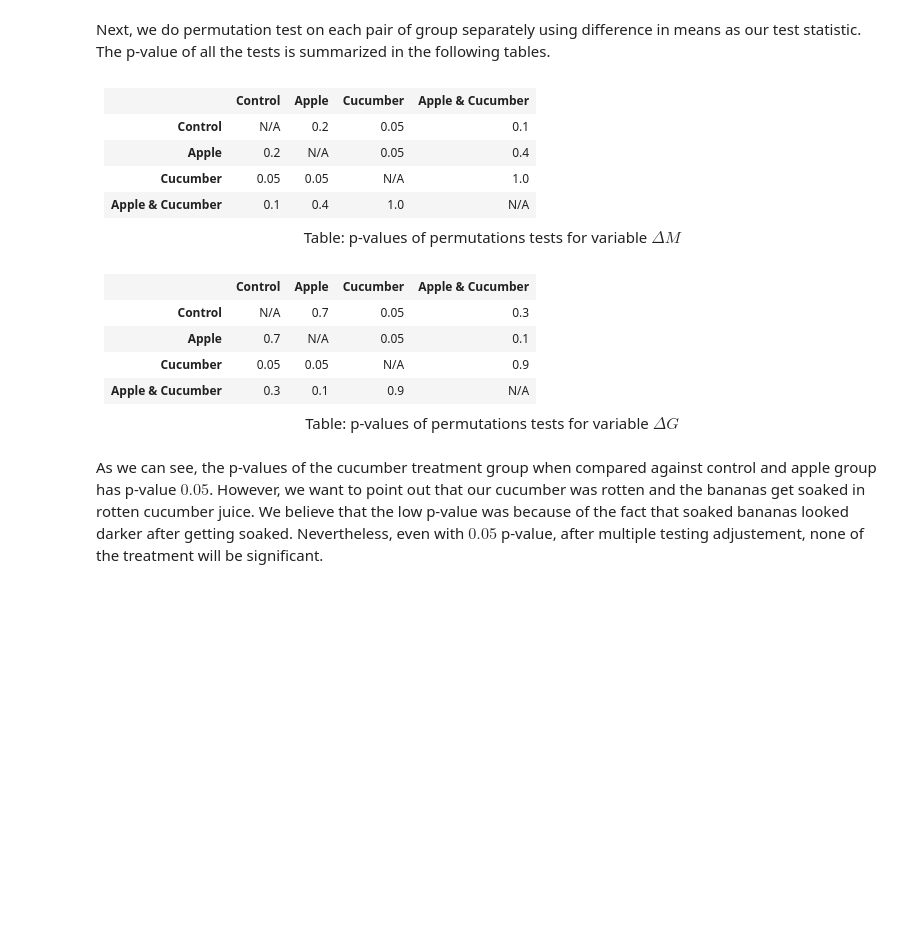
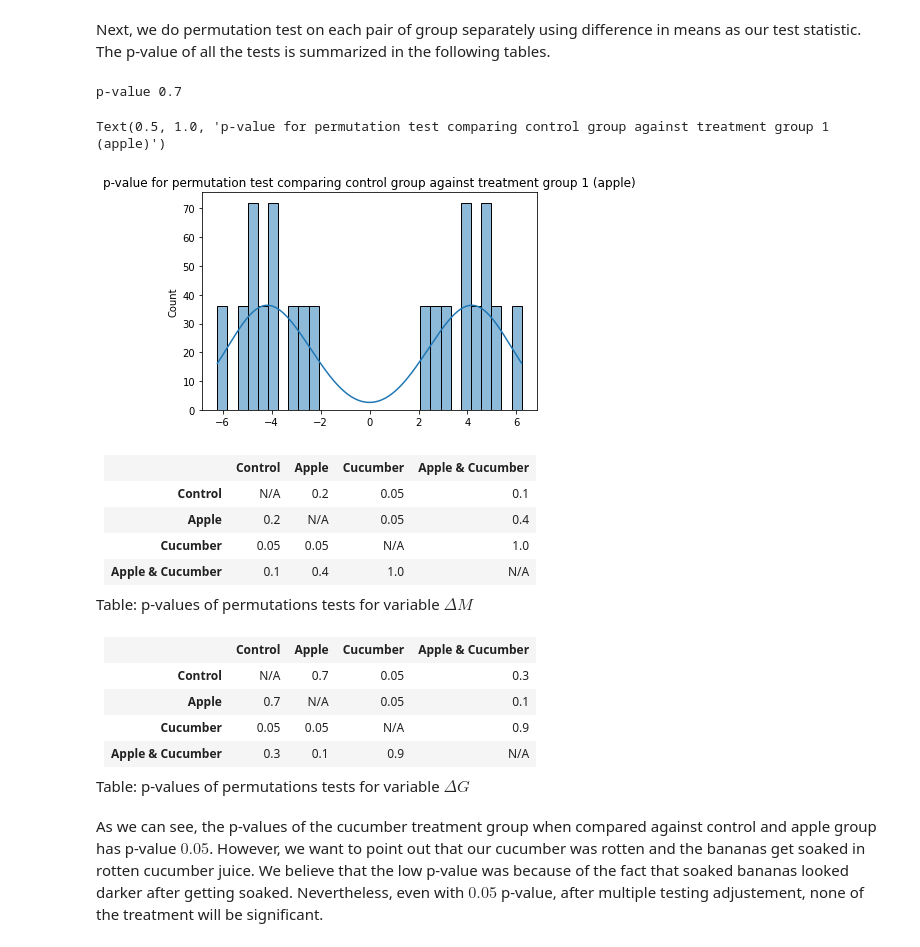
Before and after one commit to unique-subedi/fruit-ripening-experiment, a Jupyter notebook: Unique_fruit_ripening.ipynb, the cells around one changed output. Saved outputs shown, nothing was run; the diff lists cells and outputs as text; code cells hidden in the pictures; blank space fills up the shorter version.

```diff
--- a/Unique_fruit_ripening.ipynb
+++ b/Unique_fruit_ripening.ipynb
@@ -53,14 +22,0 @@ See the caveats in the documentation: https://pandas.pydata.org/pandas-docs/stab
-# %%
-def permutation_test(data_set, trt1, trt2,  variable):
-   data_slice = data_set[data_set.treatment.isin([trt1, trt2])]
-   diff_given = data_slice[data_slice.treatment == trt1][variable].mean() - data_slice[data_slice.treatment == trt2][variable].mean()
-   differences = []
-   treatments = data_slice["treatment"]
-   for perms in itertools.permutations(treatments):
-     data_slice.loc[:, "treatment"] = perms
-     differences.append(data_slice[data_slice.treatment == trt1][variable].mean() - data_slice[data_slice.treatment == trt2][variable].mean())
-   return differences, np.mean(differences >= diff_given)
-# %%
-differences, p_value = permutation_test(df_fl, 2, 3, "green_diff")
-print(p_value)
-sns.histplot(differences, bins = 30, kde= True)
@@ -134,3 +29,9 @@ Let us define $M_{ij}$ to be the magnitude of pixel for $i^{th}$ banana on $j^{t
 $$\Delta M_i :=  M_{i1} - M_{i5},$$
 that is, the change in pixel magnitude between the first and the last day of the experiment for each banana. In the similar manner, let us denote $G_{ij}$ to be average green chanel value for $i^{th}$ banana on $j^{th}$ day of the experiment. Then, we can define
 $$\Delta G_i := G_{i1} - G_{i5}.$$
+# %%
+df = pd.concat([data, banana.iloc[:,1:]], axis =1)
+df_fl = df.loc[:, ['number', 'treatment', '10-19_g', '10-19_magnitude', '10-24_g', '10-24_magnitude']]
+df_fl.loc[:, "green_diff"] =   df_fl["10-19_g"] - df_fl["10-24_g"]
+df_fl.loc[:, "magnitude_diff"] =  df_fl["10-19_magnitude"] - df_fl["10-24_magnitude"]
+df_fl.head()
@@ -183,6 +92,26 @@ The summary of our tests for both of these variables is presented in the followi
 Since the p-value is $<0.05$ for both variables $ \Delta M$ and $\Delta G$, our tests suggest that there is at least one pair of groups between which the treatment effect is significant.
 # %% [markdown]
 Next, we do permutation test on each pair of group separately using difference in means as our test statistic. The p-value of all the tests is summarized in the following tables.
+# %%
+def permutation_test(data_set, trt1, trt2,  variable):
+   data_slice = data_set.loc[data_set.treatment.isin([trt1, trt2])].copy()
+   diff_given = data_slice.loc[data_slice.treatment == trt1, variable].mean() - data_slice.loc[data_slice.treatment == trt2, variable].mean()
+
+   differences = []
+   treatments = data_slice.loc[:, "treatment"].values
+   for perms in itertools.permutations(treatments):
+     data_slice.loc[:, "treatment"] = perms
+     differences.append(data_slice.loc[data_slice.treatment == trt1, variable].mean() - data_slice.loc[data_slice.treatment == trt2, variable].mean())
+   return differences, np.mean(differences >= diff_given)
+# %%
+differences, p_value = permutation_test(df_fl, 0, 1, "green_diff")
+print("p-value", p_value)
+sns.histplot(differences, bins = 30, kde= True)
+plt.title("p-value for permutation test comparing control group against treatment group 1 (apple)")
+# %% [output]
+p-value 0.7
+Text(0.5, 1.0, 'p-value for permutation test comparing control group against treatment group 1 (apple)')
+[figure, added]
 # %% [markdown]
 <table>
 <tr>
@@ -227,8 +156,7 @@ Next, we do permutation test on each pair of group separately using difference i
 </tr>
 
 </table>
-
-<p style="text-align: center;">Table: p-values of permutations tests for variable $\Delta M$</p>
+Table: p-values of permutations tests for variable $\Delta M$
 # %% [markdown]
 <table>
 <tr>
@@ -273,7 +201,7 @@ Next, we do permutation test on each pair of group separately using difference i
 </tr>
 
 </table>
-<p style="text-align: center;">Table: p-values of permutations tests for variable $\Delta G$</p>
+Table: p-values of permutations tests for variable $\Delta G$
 # %% [markdown]
 As we can see, the p-values of the cucumber treatment group when compared against control and apple group has p-value $0.05$. However, we want to point out that our cucumber was rotten and the bananas get soaked in rotten cucumber juice. We believe that the low p-value was because of the fact that soaked bananas looked darker after getting soaked. Nevertheless, even with $0.05$ p-value, after multiple testing adjustement, none of the treatment will be significant.
 # %% [markdown]
```
Also changed, not shown: parts of 16 cells of this notebook.
